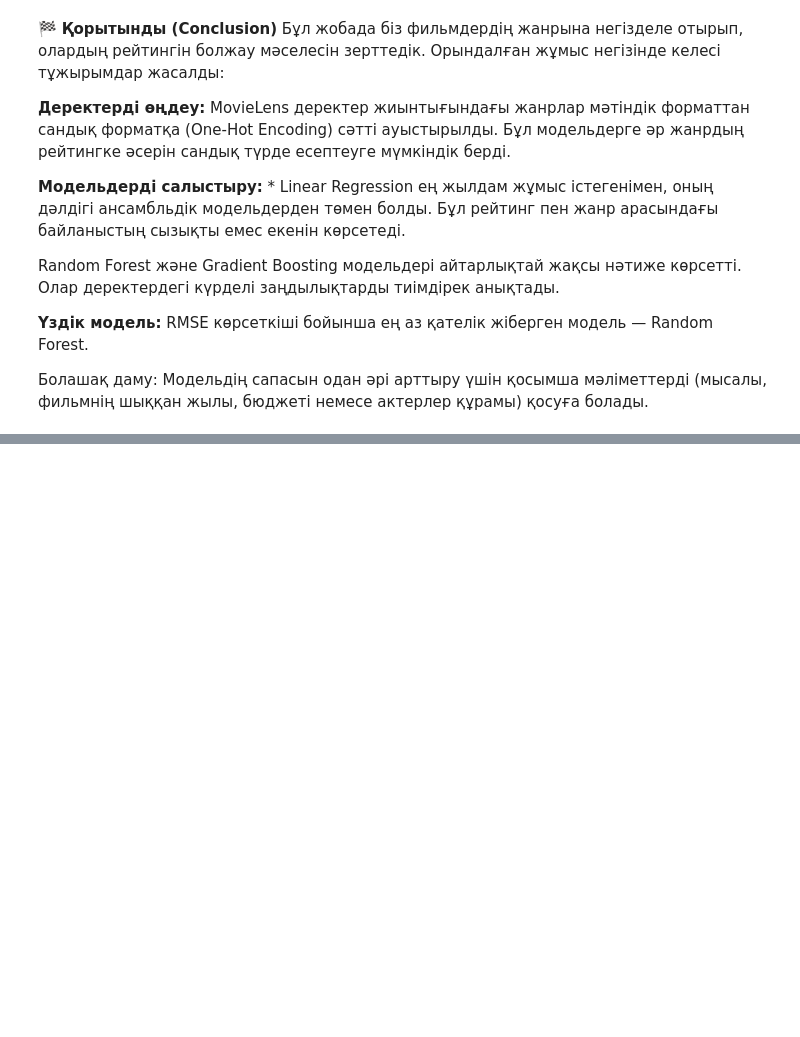
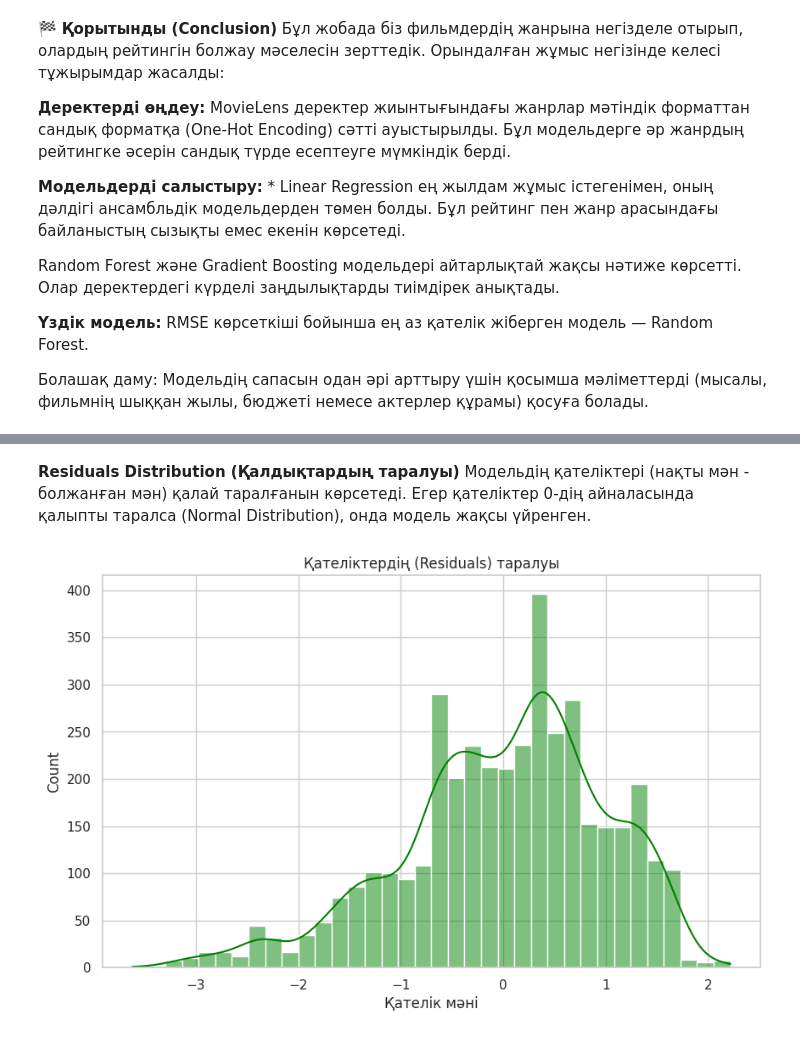
Before and after one commit to ansaganakhat/project-1, a Jupyter notebook: MovieRatingPrediction.ipynb, the cells around one changed output, grey strips where cells are left out. Drawn from its saved outputs; the diff is of its cells as text; code cells hidden in the pictures; blank space fills up the shorter version.

```diff
--- a/MovieRatingPrediction.ipynb
+++ b/MovieRatingPrediction.ipynb
@@ -210,0 +243,12 @@ Gradient Boosting болжамы: 3.35
+# %% [markdown]
+**Residuals Distribution (Қалдықтардың таралуы)**
+Модельдің қателіктері (нақты мән - болжанған мән) қалай таралғанын көрсетеді. Егер қателіктер 0-дің айналасында қалыпты таралса (Normal Distribution), онда модель жақсы үйренген.
+# %%
+residuals = y_test - y_pred_rf
+plt.figure(figsize=(10, 6))
+sns.histplot(residuals, kde=True, color='green')
+plt.title('Қателіктердің (Residuals) таралуы')
+plt.xlabel('Қателік мәні')
+plt.show()
+# %% [output]
+[figure, added]
```
Also changed, not shown: parts of 12 cells of this notebook.
